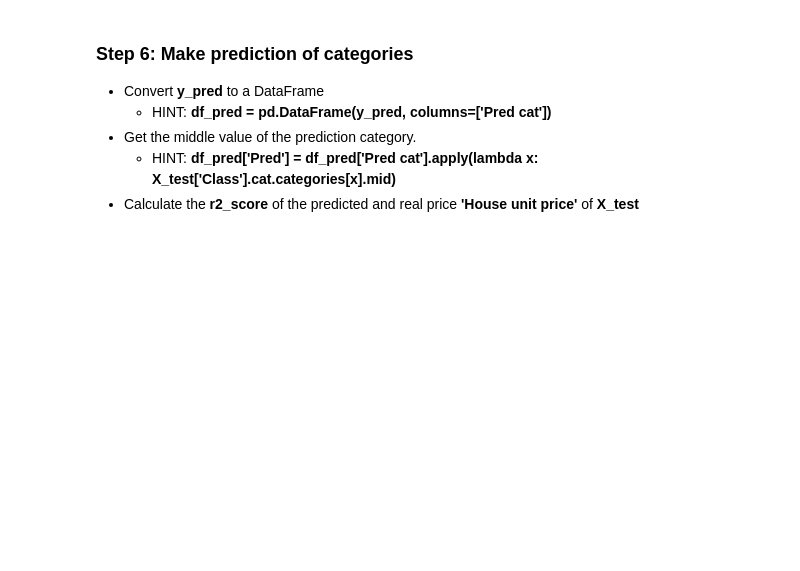
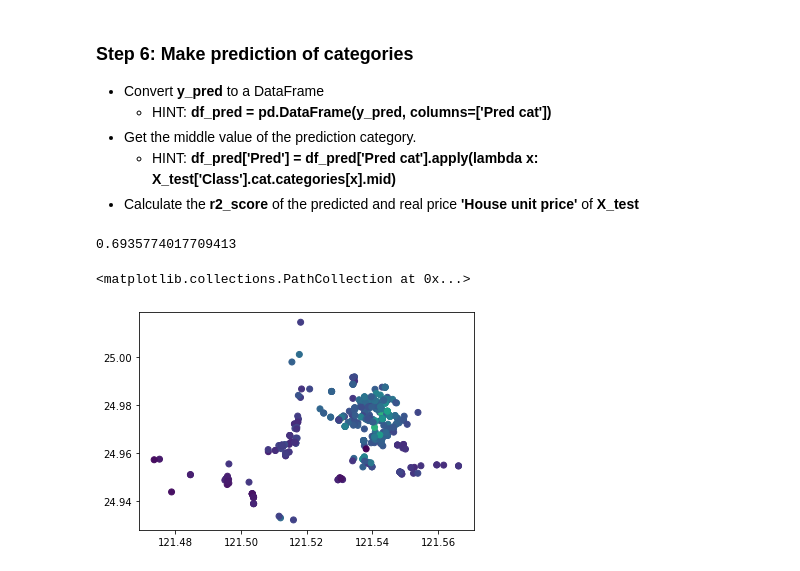
Before and after one commit to adel-nouar/ML_with_Rune, a Jupyter notebook: 03 - Project - Classify House Prices.ipynb, the cells around one changed output. Cells and saved outputs as stored; diff of their text form; code cells hidden in the pictures; blank space fills up the shorter version.

```diff
--- a/03 - Project - Classify House Prices.ipynb
+++ b/03 - Project - Classify House Prices.ipynb
@@ -12,3 +14,6 @@ from sklearn.metrics import r2_score, accuracy_score
 # %% [markdown]
 ### Step 2: Read the data
 - Use Pandas [read_csv](https://pandas.pydata.org/pandas-docs/stable/reference/api/pandas.read_csv.html) method to read **files/house_prices.csv**
+# %%
+data = pd.read_csv('files/house_prices.csv')
+data.head()
@@ -17,3 +37,7 @@ from sklearn.metrics import r2_score, accuracy_score
 - Create 15 bins of house prices
     - HINT: use [cut](https://pandas.pydata.org/docs/reference/api/pandas.cut.html) on the **'House unit price'** column with **bins=15** and assign the result to column **Class**.
     - Get the category codes by transforming column **Class** with **.cat.codes** and assign it to **Class id**
+# %%
+data['Class'] = pd.cut(data['House unit price'], bins=15)
+data['Class id'] = data['Class'].cat.codes
+data.head()
@@ -22,3 +53,6 @@ from sklearn.metrics import r2_score, accuracy_score
 - Assign **X** be all the data (it is needed in final step)
 - Assign **y** to be the **Class id** column.
 - Use **train_test_split** with **test_size=0.15**
+# %%
+X = data
+y = data['Class id']
@@ -37,0 +84,11 @@ from sklearn.metrics import r2_score, accuracy_score
+# %%
+r2_score(X_test['House unit price'], df_pred['Pred'])
+# %% [output]
+0.6935774017709413
+# %%
+fig, ax = plt.subplots()
+
+ax.scatter(x=X['Longitude'], y=X['Latitude'], c=data['House unit price'])
+# %% [output]
+<matplotlib.collections.PathCollection at 0x...>
+[figure, added]
```
Also changed, not shown: parts of 7 cells of this notebook.
